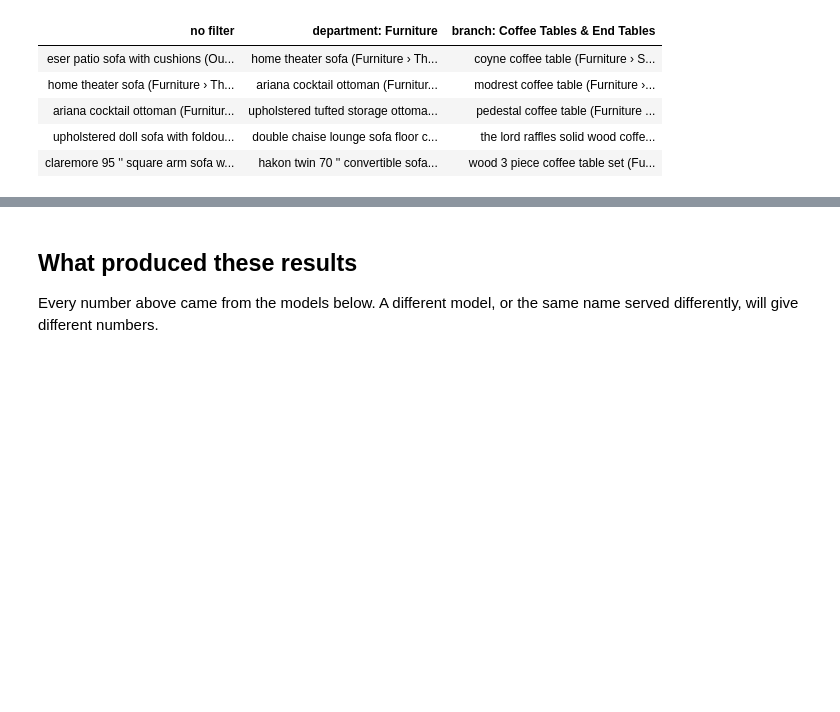
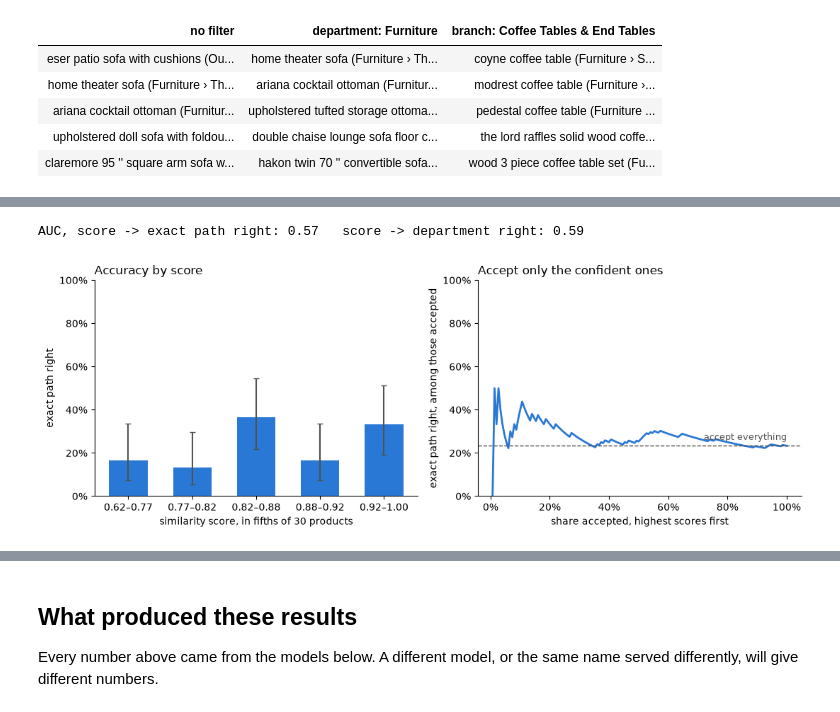
Before and after one commit to omnifroodle/couchbase_notebooks, a Jupyter notebook: notebooks/enrich/01_hypothetical_classification.ipynb, the cells around one changed output, grey strips where cells are left out. Saved outputs shown, nothing was run; the diff lists cells and outputs as text; code cells hidden in the pictures; blank space fills up the shorter version.

```diff
--- a/notebooks/enrich/01_hypothetical_classification.ipynb
+++ b/notebooks/enrich/01_hypothetical_classification.ipynb
@@ -637,0 +646,68 @@ the original implementation.
+# %%
+# Bonus: compare each resolution's similarity score with whether it was right.
+from math import sqrt
+
+hits = [resolve(g.category_path)[0] for g in guesses]
+bonus = pd.DataFrame({
+    "score": [h.score for h in hits],
+    "exact": [h["path"] == t for h, t in zip(hits, truth)],
+    "department": [taxonomy.top_level(h["path"]) == taxonomy.top_level(t) for h, t in zip(hits, truth)],
+})
+
+
+def auc(column):
+    """The chance a right answer outscores a wrong one. 0.5 is a coin; 1.0 is a perfect signal."""
+    right, wrong = bonus.score[bonus[column]], bonus.score[~bonus[column]]
+    return sum((r > w) + 0.5 * (r == w) for r in right for w in wrong) / (len(right) * len(wrong))
+
+
+def interval(k, n, z=1.96):
+    """Wilson 95% interval for k right out of n."""
+    p, d = k / n, 1 + z * z / n
+    centre, half = (p + z * z / (2 * n)) / d, z * sqrt(p * (1 - p) / n + z * z / (4 * n * n)) / d
+    return centre - half, centre + half
+
+
+bonus["fifth"] = pd.qcut(bonus.score.rank(method="first"), 5, labels=False)
+fifths = bonus.groupby("fifth").agg(low=("score", "min"), high=("score", "max"),
+                                     n=("exact", "size"), right=("exact", "sum"))
+fifths["accuracy"] = fifths.right / fifths.n
+bounds = [interval(k, n) for k, n in zip(fifths.right, fifths.n)]
+
+# Accept only the most confident share; how accurate are the ones accepted?
+ranked = bonus.sort_values("score", ascending=False).reset_index(drop=True)
+accepted_share = (ranked.index + 1) / len(ranked)
+accepted_accuracy = ranked.exact.cumsum() / (ranked.index + 1)
+
+print(f"AUC, score -> exact path right: {auc('exact'):.2f}   score -> department right: {auc('department'):.2f}")
+
+fig, (left, right) = plt.subplots(1, 2, figsize=(11, 4))
+positions = range(len(fifths))
+left.bar(positions, fifths.accuracy, width=0.6, color="#2a78d6")
+left.errorbar(positions, fifths.accuracy,
+              yerr=[[a - lo for a, (lo, _) in zip(fifths.accuracy, bounds)],
+                    [hi - a for a, (_, hi) in zip(fifths.accuracy, bounds)]],
+              fmt="none", ecolor="#52514e", capsize=3)
+left.set_xticks(list(positions), [f"{lo:.2f}–{hi:.2f}" for lo, hi in zip(fifths.low, fifths.high)])
+left.set_xlabel(f"similarity score, in fifths of {N_EVAL // 5} products")
+left.set_ylabel("exact path right")
+left.set_ylim(0, 1)
+left.set_title("Accuracy by score", loc="left")
+
+right.plot(accepted_share, accepted_accuracy, color="#2a78d6", linewidth=2)
+right.axhline(bonus.exact.mean(), color="#52514e", linewidth=1, linestyle="--")
+right.annotate("accept everything", (1, bonus.exact.mean()), textcoords="offset points",
+               xytext=(0, 6), ha="right", color="#52514e", fontsize=9)
+right.set_xlabel("share accepted, highest scores first")
+right.set_ylabel("exact path right, among those accepted")
+right.set_ylim(0, 1)
+right.set_title("Accept only the confident ones", loc="left")
+
+for ax in (left, right):
+    ax.yaxis.set_major_formatter(lambda v, _: f"{v:.0%}")
+    ax.spines[["top", "right"]].set_visible(False)
+right.xaxis.set_major_formatter(lambda v, _: f"{v:.0%}")
+plt.tight_layout()
+# %% [output]
+AUC, score -> exact path right: 0.57   score -> department right: 0.59
+[figure, added]
```
Also changed, not shown: parts of 13 cells of this notebook, 3 other files.
